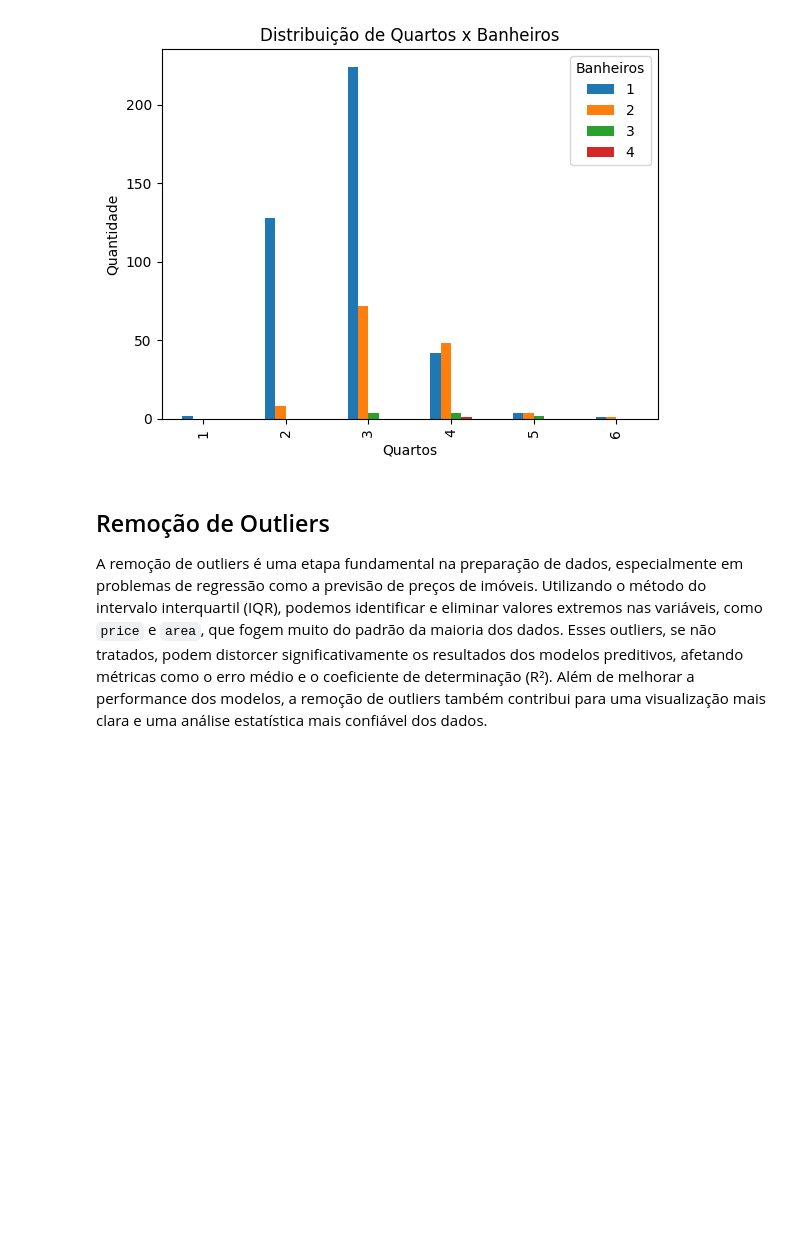
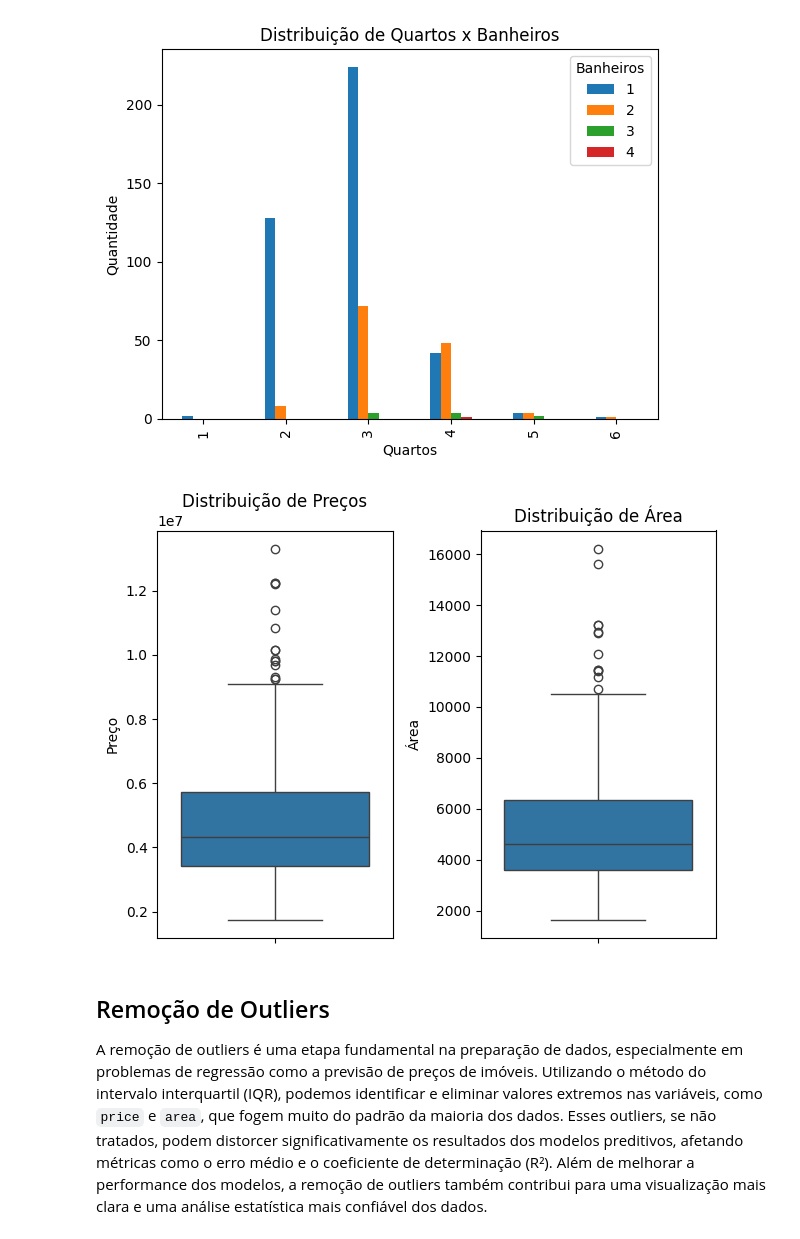
Before and after one commit to jandeilsonxavier/housing-price-prediction, a Jupyter notebook: housing_price_prediction.ipynb, the cells around one changed output. Cells and saved outputs as stored; diff of their text form; code cells hidden in the pictures; blank space fills up the shorter version.

```diff
--- a/housing_price_prediction.ipynb
+++ b/housing_price_prediction.ipynb
@@ -89,6 +121,23 @@ plt.ylabel('Quantidade')
 plt.show()
 # %% [output]
 [figure]
+# %%
+# Criar gráfico Boxplot para ajudar a visualizar a distribuição dos dados
+# e identificar possíveis outliers nas variáveis "price" e "area".
+plt.subplot(1, 2, 1)
+sns.boxplot(y=df['price'])
+plt.title('Distribuição de Preços')
+plt.ylabel('Preço')
+
+plt.subplot(1, 2, 2)
+sns.boxplot(y=df['area'])
+plt.title('Distribuição de Área')
+plt.ylabel('Área')
+
+plt.tight_layout()
+plt.show()
+# %% [output]
+[figure, added]
 # %% [markdown]
 ## Remoção de Outliers
 A remoção de outliers é uma etapa fundamental na preparação de dados, especialmente em problemas de regressão como a previsão de preços de imóveis. Utilizando o método do intervalo interquartil (IQR), podemos identificar e eliminar valores extremos nas variáveis, como `price` e `area`, que fogem muito do padrão da maioria dos dados. Esses outliers, se não tratados, podem distorcer significativamente os resultados dos modelos preditivos, afetando métricas como o erro médio e o coeficiente de determinação (R²). Além de melhorar a performance dos modelos, a remoção de outliers também contribui para uma visualização mais clara e uma análise estatística mais confiável dos dados.
```
Also changed, not shown: parts of 2 cells of this notebook.
